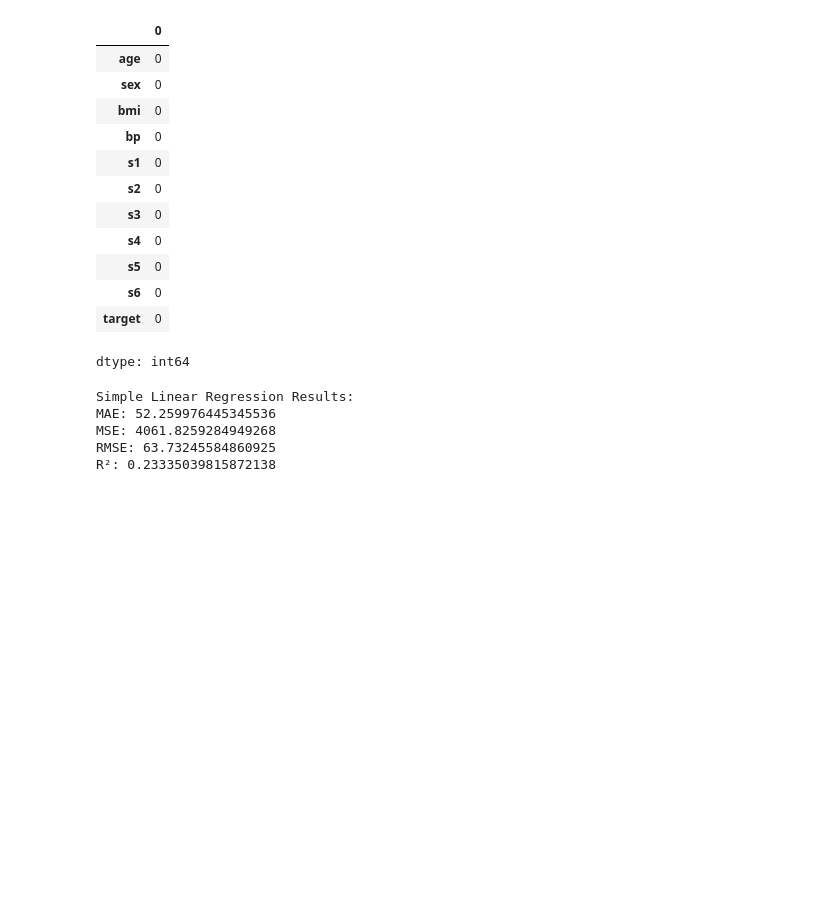
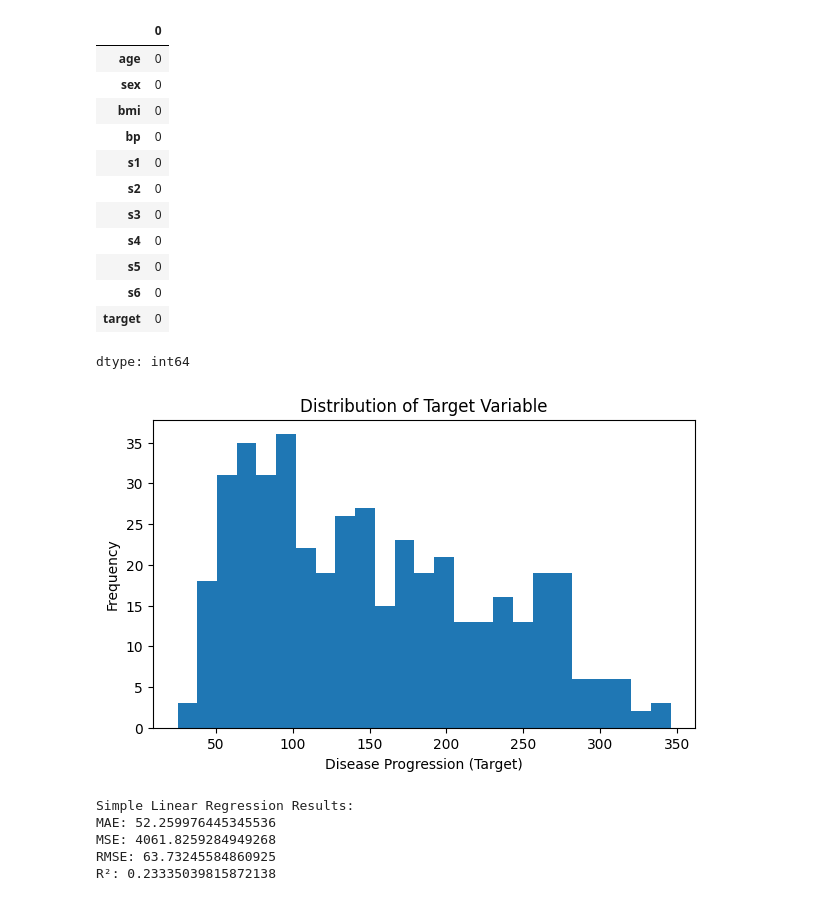
Before and after one commit to talktoavi29/AP_MSCS634_Assignment, a Jupyter notebook: DiabetesDataset.ipynb, the cells around one changed output. Drawn from its saved outputs; the diff is of its cells as text; code cells hidden in the pictures; blank space fills up the shorter version.

```diff
--- a/DiabetesDataset.ipynb
+++ b/DiabetesDataset.ipynb
@@ -50,6 +50,15 @@ df.isnull().sum()
 | s6 | 0 |
 | target | 0 |
 dtype: int64
+# %%
+plt.figure(figsize=(7,4))
+plt.hist(df["target"], bins=25)
+plt.xlabel("Disease Progression (Target)")
+plt.ylabel("Frequency")
+plt.title("Distribution of Target Variable")
+plt.show()
+# %% [output]
+[figure, added]
 # %%
 X_simple = df[['bmi']]
 y = df['target']
```
Also changed, not shown: parts of 7 cells of this notebook.
